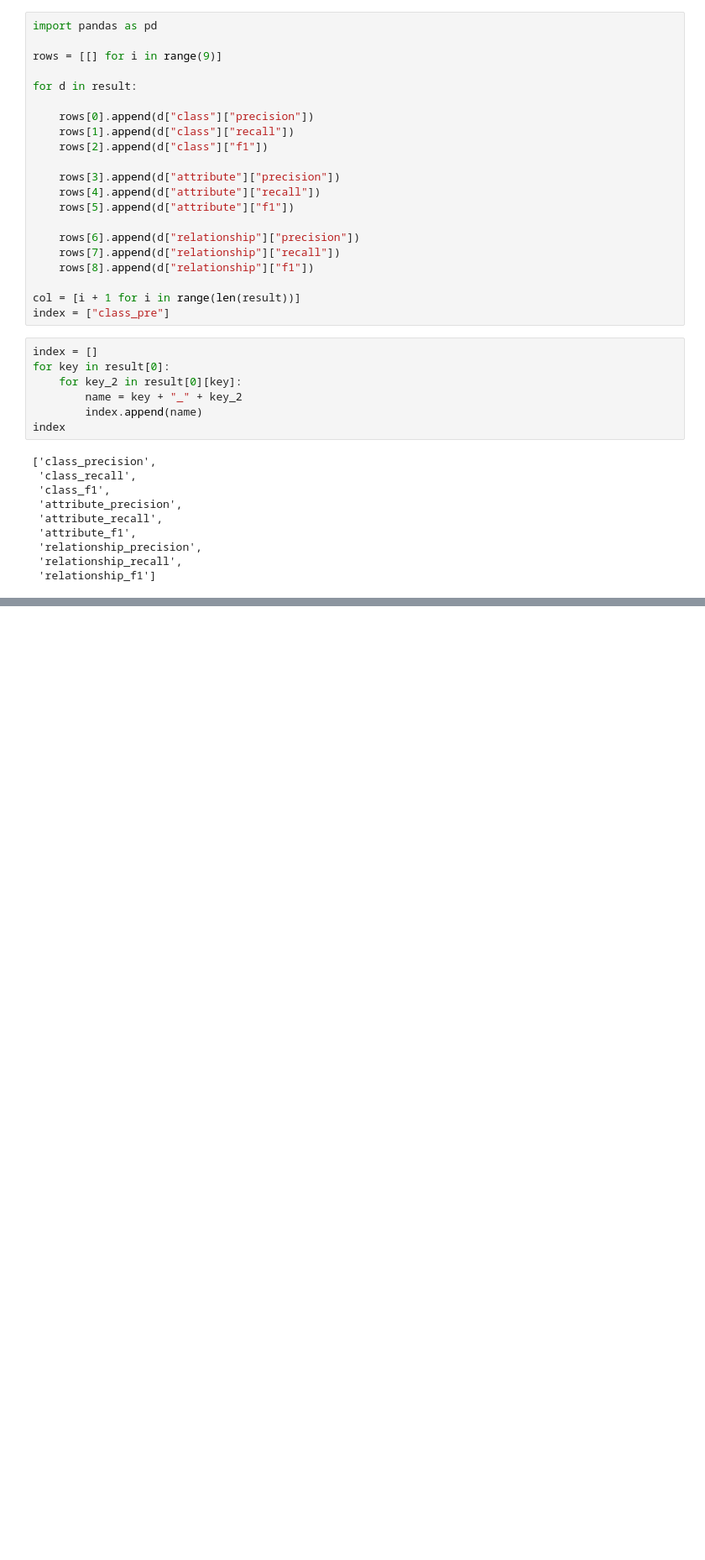
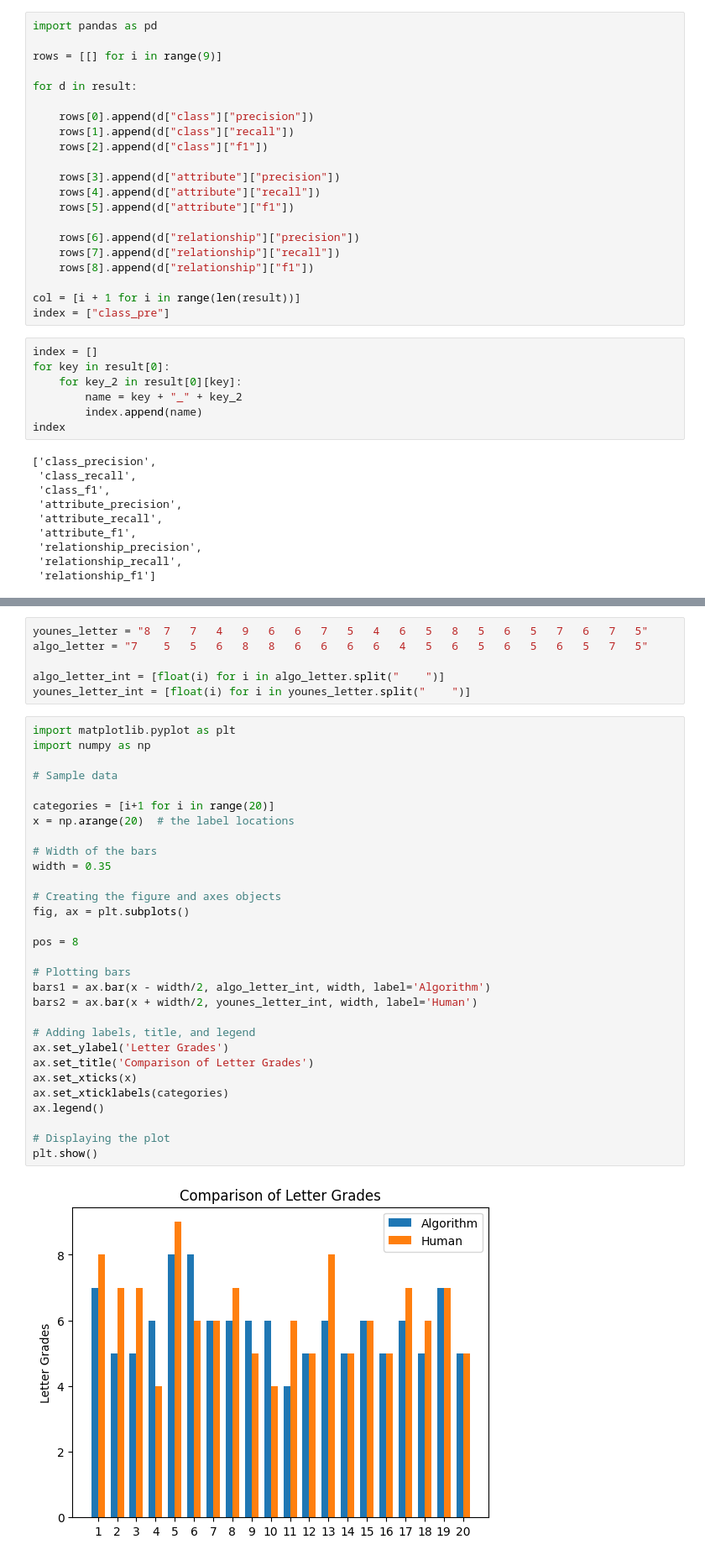
Before and after one commit to ChenKua/Domain_Model_Evaluation, a Jupyter notebook: main.ipynb, the cells around one changed output, grey strips where cells are left out. Shown: that part at 84% size. Drawn from its saved outputs; the diff is of its cells as text; blank space fills up the shorter version.

```diff
--- a/main.ipynb
+++ b/main.ipynb
@@ -848,0 +703,38 @@ df
+# %%
+younes_letter = "8	7	7	4	9	6	6	7	5	4	6	5	8	5	6	5	7	6	7	5"
+algo_letter = "7	5	5	6	8	8	6	6	6	6	4	5	6	5	6	5	6	5	7	5"
+
+algo_letter_int = [float(i) for i in algo_letter.split("	")]
+younes_letter_int = [float(i) for i in younes_letter.split("	")]
+# %%
+import matplotlib.pyplot as plt
+import numpy as np
+
+# Sample data
+
+categories = [i+1 for i in range(20)]
+x = np.arange(20)  # the label locations
+
+# Width of the bars
+width = 0.35
+
+# Creating the figure and axes objects
+fig, ax = plt.subplots()
+
+pos = 8
+
+# Plotting bars
+bars1 = ax.bar(x - width/2, algo_letter_int, width, label='Algorithm')
+bars2 = ax.bar(x + width/2, younes_letter_int, width, label='Human')
+
+# Adding labels, title, and legend
+ax.set_ylabel('Letter Grades')
+ax.set_title('Comparison of Letter Grades')
+ax.set_xticks(x)
+ax.set_xticklabels(categories)
+ax.legend()
+
+# Displaying the plot
+plt.show()
+# %% [output]
+[figure, added]
```
Also changed, not shown: parts of 41 cells of this notebook, 19 other files.
